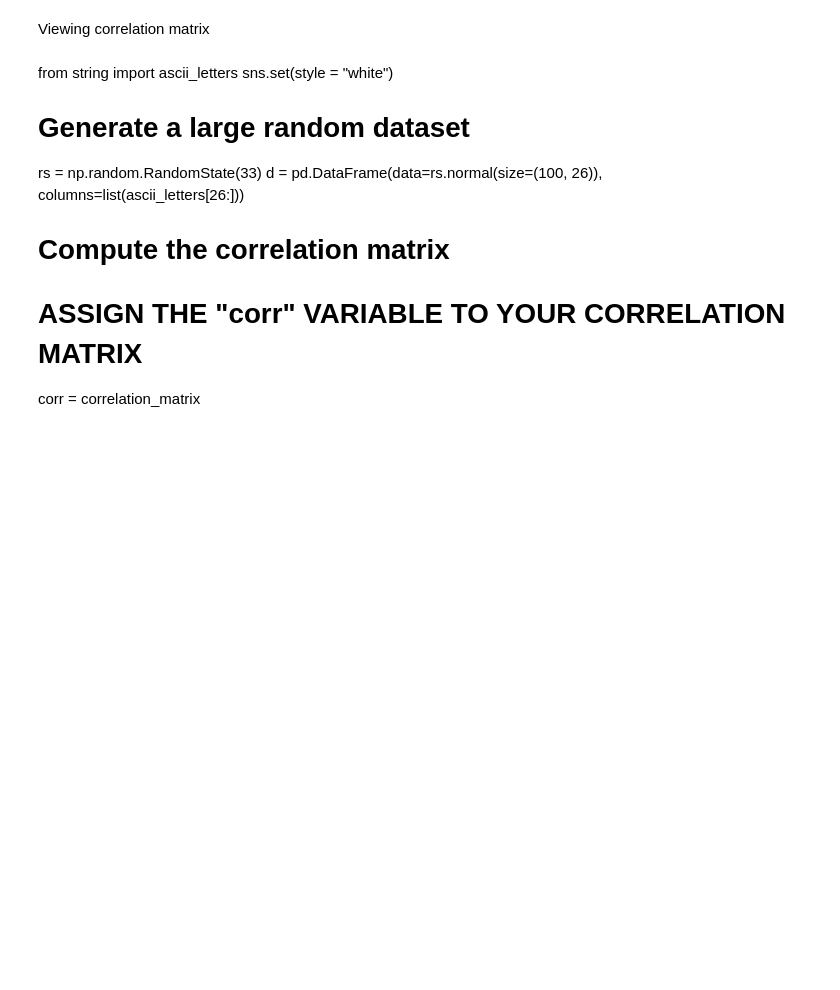
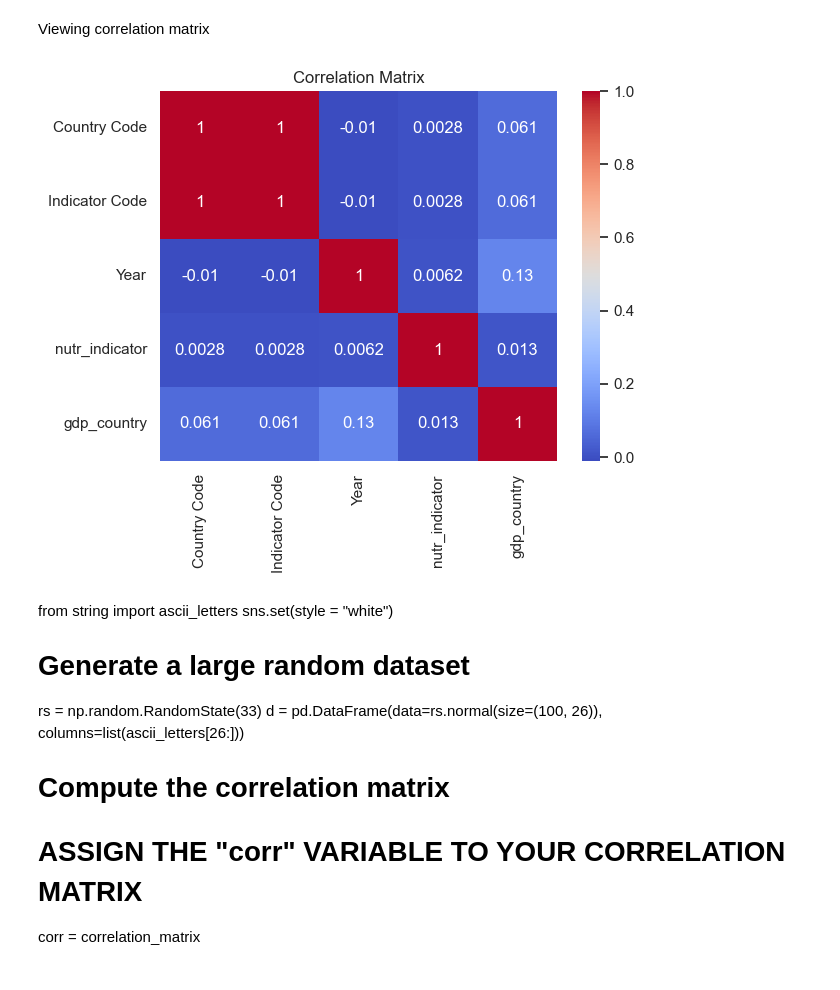
Before and after one commit to aishwaryabsk/GDP_Health_Analysis, a Jupyter notebook: GDP_Health_Analysis.ipynb, the cells around one changed output. Cells and saved outputs as stored; diff of their text form; code cells hidden in the pictures; blank space fills up the shorter version.

Commit message:
heatmap for corr matrix

```diff
--- a/GDP_Health_Analysis.ipynb
+++ b/GDP_Health_Analysis.ipynb
@@ -317,6 +317,13 @@ corr_gdp.head(5)
 correlation_matrix = corr_gdp.corr()
 # %% [markdown]
 Viewing correlation matrix
+# %%
+#using a simplied graph than from lecture
+sns.heatmap(correlation_matrix, cmap='coolwarm', annot=True)
+plt.title('Correlation Matrix')
+plt.show()
+# %% [output]
+[figure, added]
 # %% [markdown]
 from string import ascii_letters
 sns.set(style = "white")
```
